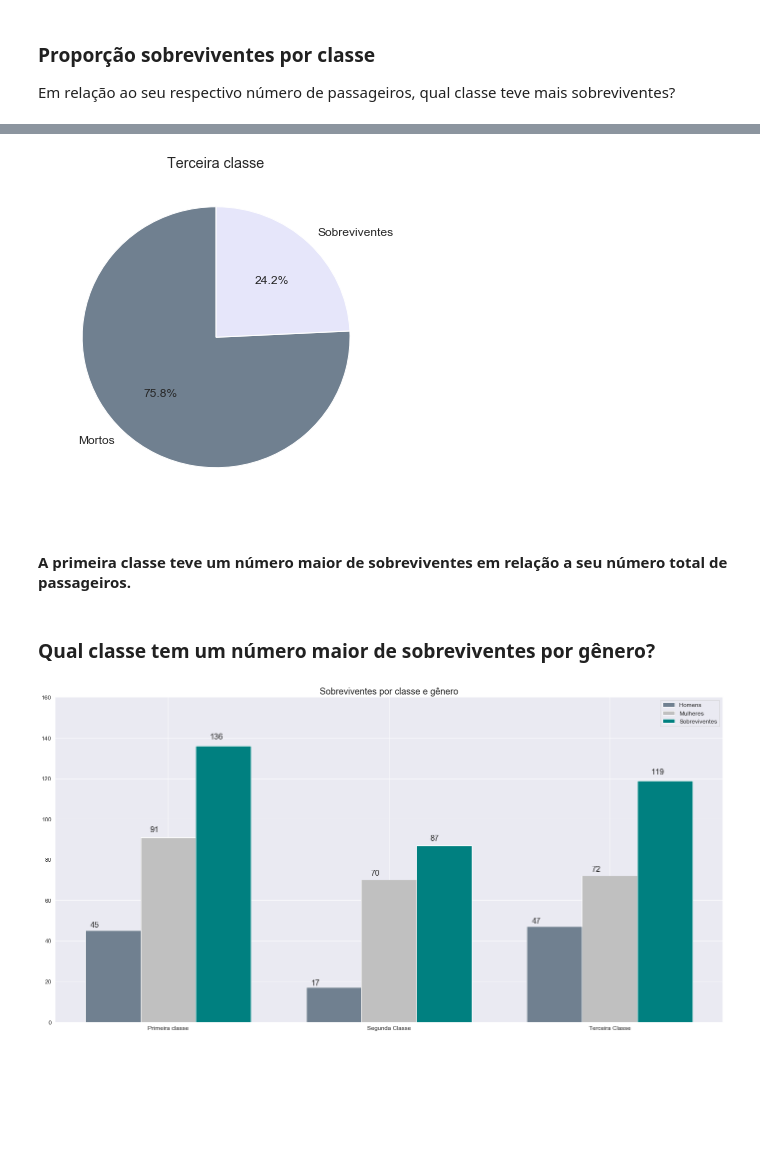
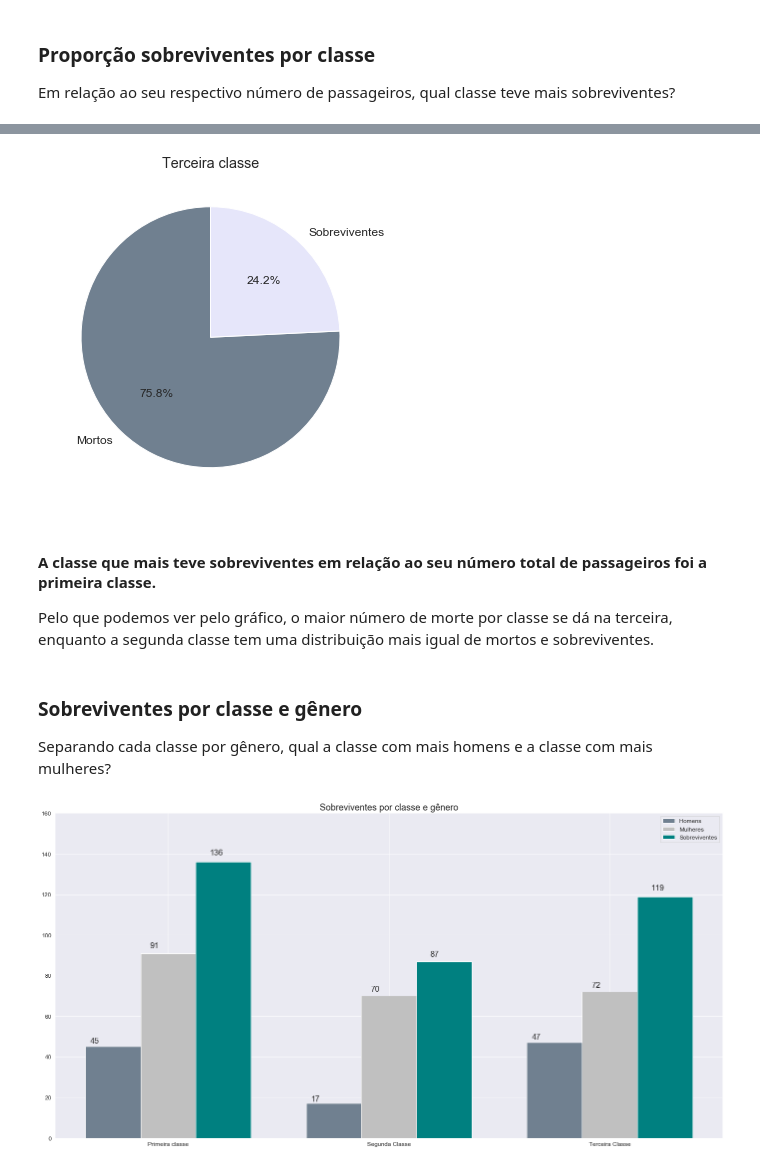
Before and after one commit to rovedajr/Udacity_FDSI_02, a Jupyter notebook: analise_titanic.ipynb, the cells around one changed output, grey strips where cells are left out. Saved outputs shown, nothing was run; the diff lists cells and outputs as text; code cells hidden in the pictures; blank space fills up the shorter version.

```diff
--- a/analise_titanic.ipynb
+++ b/analise_titanic.ipynb
@@ -50,11 +34,11 @@ memory usage: 48.7+ KB
 A solução, conforme apresentada em exercícios anteriores, é pegar a média de valores da coluna e preencher os espaços vazios com esse valor.
 # %%
 # preenchendo com o valor médio da coluna nas células em branco
-mean_age = dfc['Age'].mean()
-dfc['Age'].fillna(mean_age, inplace=True)
+mean_age = df['Age'].mean()
+df['Age'].fillna(mean_age, inplace=True)
 
 # verificando novamente se os dados estão OK
-dfc.info()
+df.info()
 # %% [output]
 <class 'pandas.core.frame.DataFrame'>
 Int64Index: 891 entries, 1 to 891
@@ -162,41 +160,43 @@ dfclass = dfc.query('Pclass == 1 and Survived == 0')['Survived'].count()
 dsclass = dfc.query('Pclass == 2 and Survived == 0')['Survived'].count()
 dtclass = dfc.query('Pclass == 3 and Survived == 0')['Survived'].count()
 
 # sobreviventes por classe
 sfclass = dfc.query('Pclass == 1 and Survived == 1')['Survived'].count()
 ssclass = dfc.query('Pclass == 2 and Survived == 1')['Survived'].count()
 stclass = dfc.query('Pclass == 3 and Survived == 1')['Survived'].count()
 
 
 # Pie chart, where the slices will be ordered and plotted counter-clockwise:
 labels = 'Mortos', 'Sobreviventes'
 classeum = [dfclass, sfclass]
 classedois = [dsclass, ssclass]
 classetres = [dtclass, stclass]
 colors= ['slategray', 'lavender', 'teal', 'cadetblue']
 plt.rcParams['font.size'] = 12.0
 
-fig1, (ax1, ax2) = plt.subplots(1,2, figsize=(12,6))
+
+fig1, (ax1, ax2) = plt.subplots(1,2, figsize=(12.3,6))
 ax1.pie(classeum, labels=labels, autopct='%1.1f%%', colors=colors,
        startangle=90)
 ax2.pie(classedois, labels=labels, autopct='%1.1f%%', colors=colors,
        startangle=30)
 ax1.set_title('Primeira classe')
 ax2.set_title('Segunda classe')
-
-fig2, (ax3) = plt.subplots(1, figsize=(6,6))
+fig2, (ax3) = plt.subplots(1, figsize=(5.8,6))
 ax3.pie(classetres, labels=labels, autopct='%1.1f%%', colors=colors,
        startangle=90)
 ax3.set_title('Terceira classe')
 
 plt.show()
 # %% [output]
 [figure]
-[figure, old version]
+[figure, new version]
-# %% [markdown]
-#### A primeira classe teve um número maior de sobreviventes em relação a seu número total de passageiros.
-# %% [markdown]
-### Qual  classe tem um número maior de sobreviventes por gênero?
+# %% [markdown]
+#### A classe que mais teve sobreviventes em relação ao seu número total de passageiros foi a primeira classe.
+Pelo que podemos ver pelo gráfico, o maior número de morte por classe se dá na terceira, enquanto a segunda classe tem uma distribuição mais igual de mortos e sobreviventes.
+# %% [markdown]
+### Sobreviventes por classe e gênero
+Separando cada classe por gênero, qual a classe com mais homens e a classe com mais mulheres?
 # %%
 # sobreviventes totais de cada classe
 sobreviventes = dfc.query('Survived == 1')['Survived'].count()
```
Also changed, not shown: parts of 18 cells of this notebook, 1 other file.
